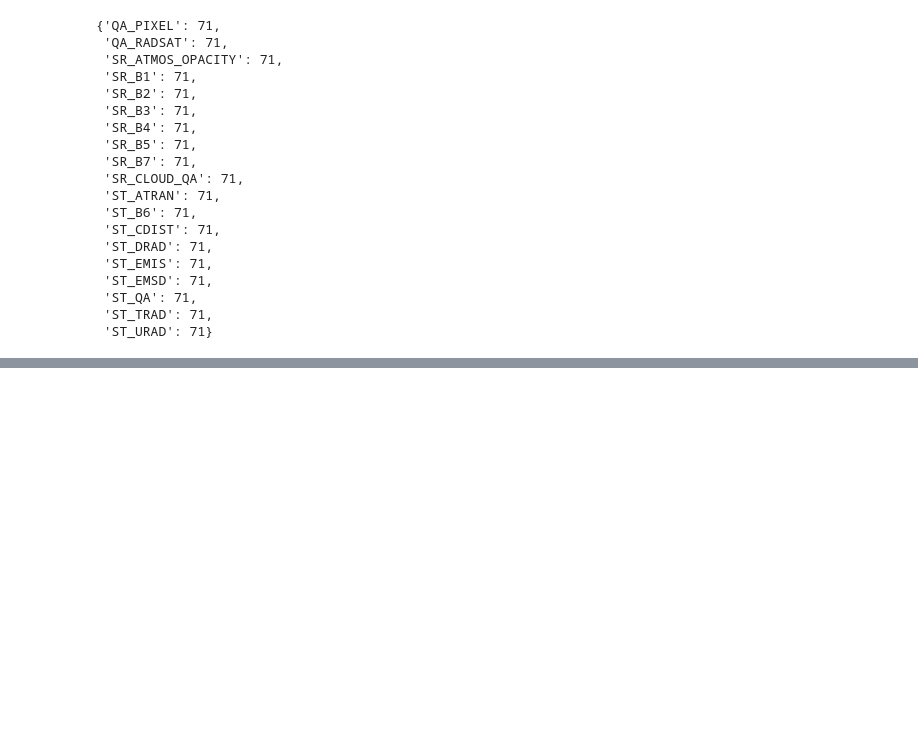
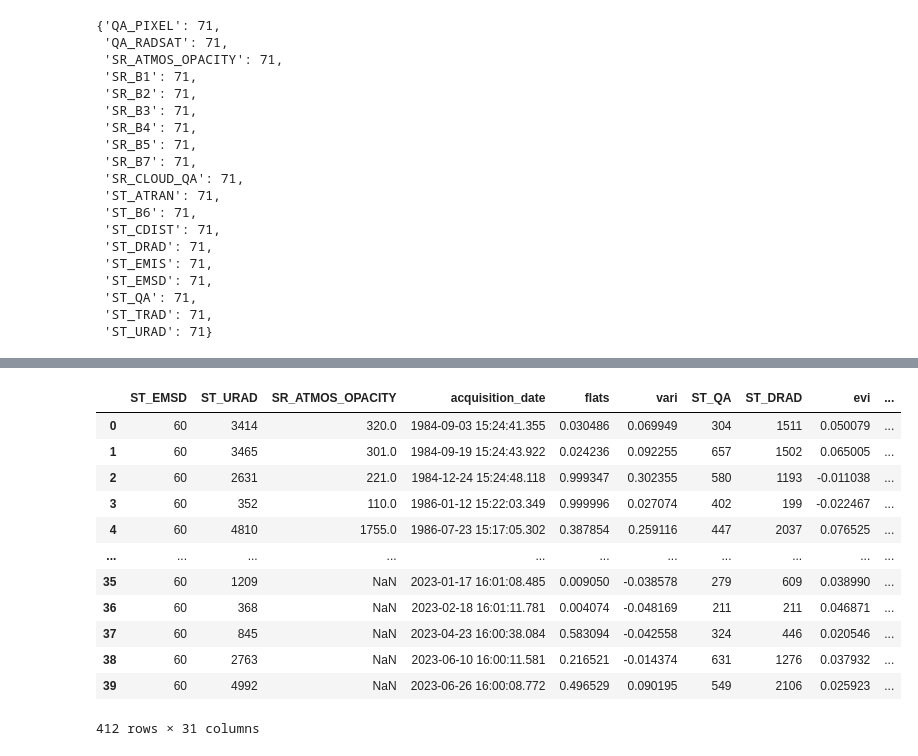
Before and after one commit to asajulien/PhD, a Jupyter notebook: Jupyter/Flats work/Single point FLATs extraction.ipynb, the cells around one changed output, grey strips where cells are left out. Saved outputs shown, nothing was run; the diff lists cells and outputs as text; code cells hidden in the pictures; blank space fills up the shorter version.

```diff
--- a/Jupyter/Flats work/Single point FLATs extraction.ipynb
+++ b/Jupyter/Flats work/Single point FLATs extraction.ipynb
@@ -391,0 +423,16 @@ ValueError: x and y must have same first dimension, but have shapes (106,) and (
+# %%
+df
+# %% [output]
+|  | ST_EMSD | ST_URAD | SR_ATMOS_OPACITY | acquisition_date | flats | vari | ST_QA | ST_DRAD | evi | ... |
+| 0 | 60 | 3414 | 320.0 | 1984-09-03 15:24:41.355 | 0.030486 | 0.069949 | 304 | 1511 | 0.050079 | ... |
+| 1 | 60 | 3465 | 301.0 | 1984-09-19 15:24:43.922 | 0.024236 | 0.092255 | 657 | 1502 | 0.065005 | ... |
+| 2 | 60 | 2631 | 221.0 | 1984-12-24 15:24:48.118 | 0.999347 | 0.302355 | 580 | 1193 | -0.011038 | ... |
+| 3 | 60 | 352 | 110.0 | 1986-01-12 15:22:03.349 | 0.999996 | 0.027074 | 402 | 199 | -0.022467 | ... |
+| 4 | 60 | 4810 | 1755.0 | 1986-07-23 15:17:05.302 | 0.387854 | 0.259116 | 447 | 2037 | 0.076525 | ... |
+| ... | ... | ... | ... | ... | ... | ... | ... | ... | ... | ... |
+| 35 | 60 | 1209 | NaN | 2023-01-17 16:01:08.485 | 0.009050 | -0.038578 | 279 | 609 | 0.038990 | ... |
+| 36 | 60 | 368 | NaN | 2023-02-18 16:01:11.781 | 0.004074 | -0.048169 | 211 | 211 | 0.046871 | ... |
+| 37 | 60 | 845 | NaN | 2023-04-23 16:00:38.084 | 0.583094 | -0.042558 | 324 | 446 | 0.020546 | ... |
+| 38 | 60 | 2763 | NaN | 2023-06-10 16:00:11.581 | 0.216521 | -0.014374 | 631 | 1276 | 0.037932 | ... |
+| 39 | 60 | 4992 | NaN | 2023-06-26 16:00:08.772 | 0.496529 | 0.090195 | 549 | 2106 | 0.025923 | ... |
+412 rows × 31 columns
```
Also changed, not shown: parts of 11 cells of this notebook, 7 other files.
